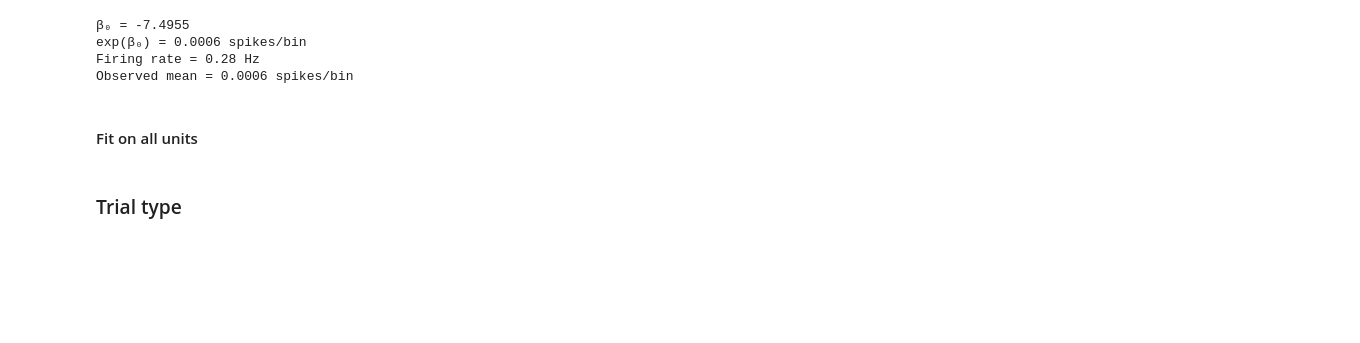
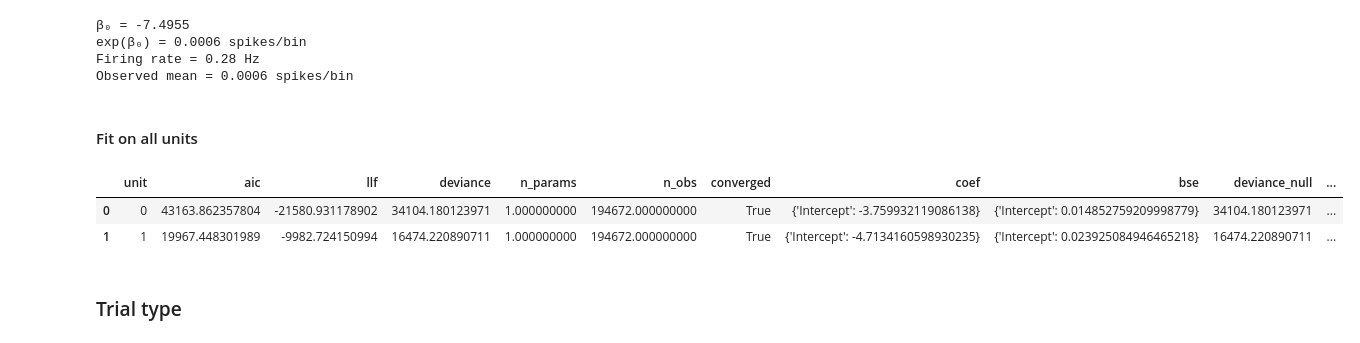
Before and after one commit to anirudh073/pfc-movement-analysis, a Jupyter notebook: notebooks/encoding.ipynb, the cells around one changed output. Cells and saved outputs as stored; diff of their text form; code cells hidden in the pictures; blank space fills up the shorter version.

```diff
--- a/notebooks/encoding.ipynb
+++ b/notebooks/encoding.ipynb
@@ -237,10 +271,14 @@ null_model_out_all = fit_glm_all_units("spike_count ~ 1", cov_df[mask_out], spik
 # %%
-null_model_out_all["model"] = "null_out"
-null_model_out_all.to_csv(f"{base_dir}/analysis/null_model_out_all.csv")
+# null_model_out_all["model"] = "null_out"
+# null_model_out_all.to_csv(f"{base_dir}/analysis/null_model_out_all.csv")
 # keep_default_na=False prevents pandas reading "null" string as NaN (fixed)
 null_model_out_all = pd.read_csv(f"{base_dir}/analysis/null_model_out_all.csv", index_col=0,
                                   keep_default_na=False, na_values=[''])
 null_model_out_all.head(2)
+# %% [output]
+|  | unit | aic | llf | deviance | n_params | n_obs | converged | coef | bse | deviance_null | ... |
+| 0 | 0 | 43163.862357804 | -21580.931178902 | 34104.180123971 | 1.000000000 | 194672.000000000 | True | {'Intercept': -3.759932119086138} | {'Intercept': 0.014852759209998779} | 34104.180123971 | ... |
+| 1 | 1 | 19967.448301989 | -9982.724150994 | 16474.220890711 | 1.000000000 | 194672.000000000 | True | {'Intercept': -4.7134160598930235} | {'Intercept': 0.023925084946465218} | 16474.220890711 | ... |
 # %% [markdown]
 ### Trial type
 # %% [markdown]
```
Also changed, not shown: parts of 36 cells of this notebook, 12 other files.
